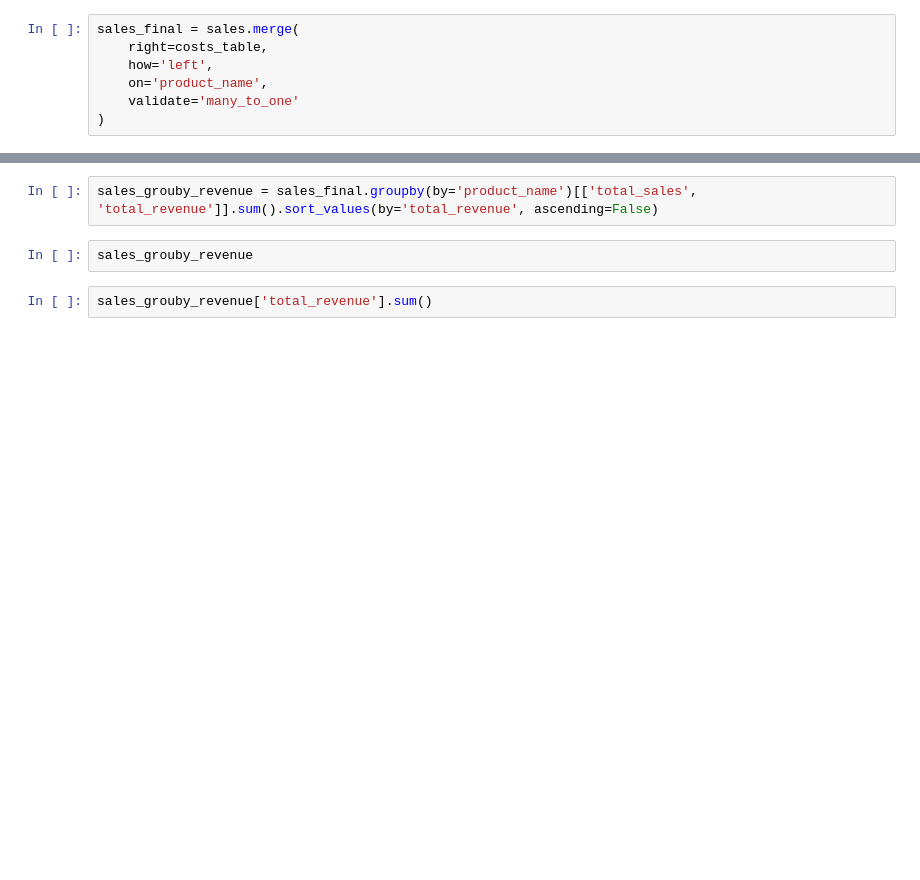
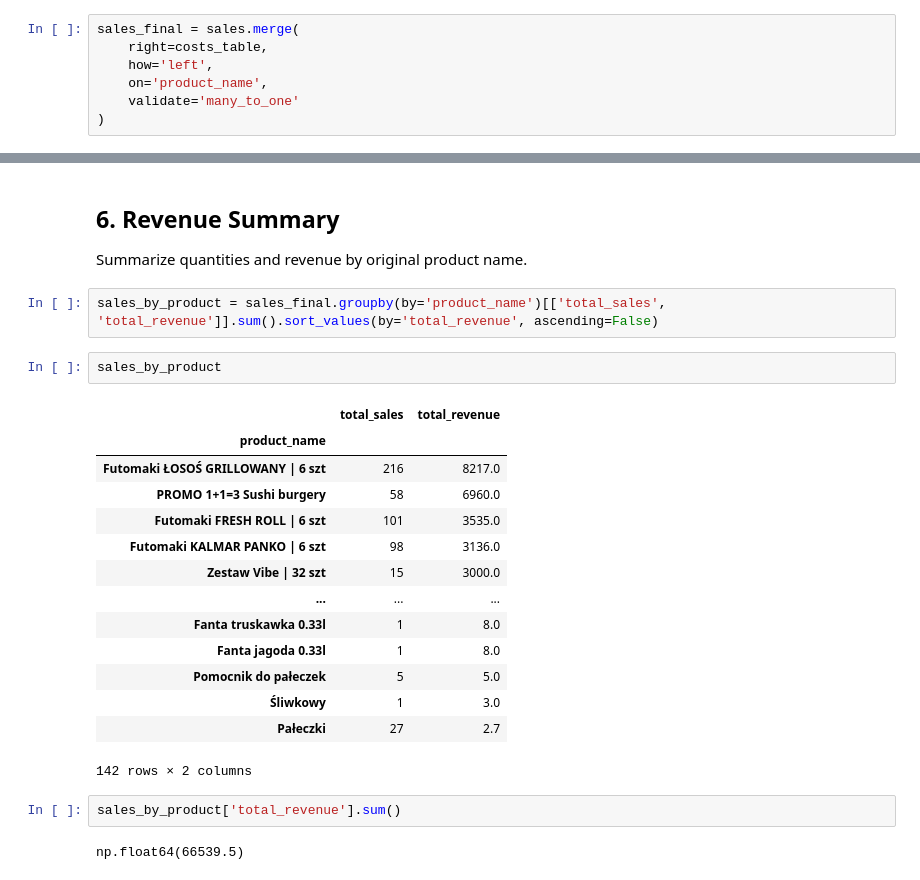
Before and after one commit to matvvey/Product-Sales-Analyzer, a Jupyter notebook: notebooks/07-2026.ipynb, the cells around one changed output, grey strips where cells are left out. Cells and saved outputs as stored; diff of their text form; blank space fills up the shorter version.

```diff
--- a/notebooks/07-2026.ipynb
+++ b/notebooks/07-2026.ipynb
@@ -122,8 +330,28 @@ sales_final
+# %% [markdown]
+## 6. Revenue Summary
+Summarize quantities and revenue by original product name.
 # %%
-sales_grouby_revenue = sales_final.groupby(by='product_name')[['total_sales', 'total_revenue']].sum().sort_values(by='total_revenue', ascending=False)
+sales_by_product = sales_final.groupby(by='product_name')[['total_sales', 'total_revenue']].sum().sort_values(by='total_revenue', ascending=False)
 # %%
-sales_grouby_revenue
+sales_by_product
+# %% [output]
+|  | total_sales | total_revenue |
+| product_name |  |  |
+| Futomaki ŁOSOŚ GRILLOWANY | 6 szt | 216 | 8217.0 |
+| PROMO 1+1=3 Sushi burgery | 58 | 6960.0 |
+| Futomaki FRESH ROLL | 6 szt | 101 | 3535.0 |
+| Futomaki KALMAR PANKO | 6 szt | 98 | 3136.0 |
+| Zestaw Vibe | 32 szt | 15 | 3000.0 |
+| ... | ... | ... |
+| Fanta truskawka 0.33l | 1 | 8.0 |
+| Fanta jagoda 0.33l | 1 | 8.0 |
+| Pomocnik do pałeczek | 5 | 5.0 |
+| Śliwkowy | 1 | 3.0 |
+| Pałeczki | 27 | 2.7 |
+142 rows × 2 columns
 # %%
-sales_grouby_revenue['total_revenue'].sum()
+sales_by_product['total_revenue'].sum()
+# %% [output]
+np.float64(66539.5)
 # %%
 sales_final['product_name'].to_list()
```
Also changed, not shown: parts of 38 cells of this notebook, 14 other files.
